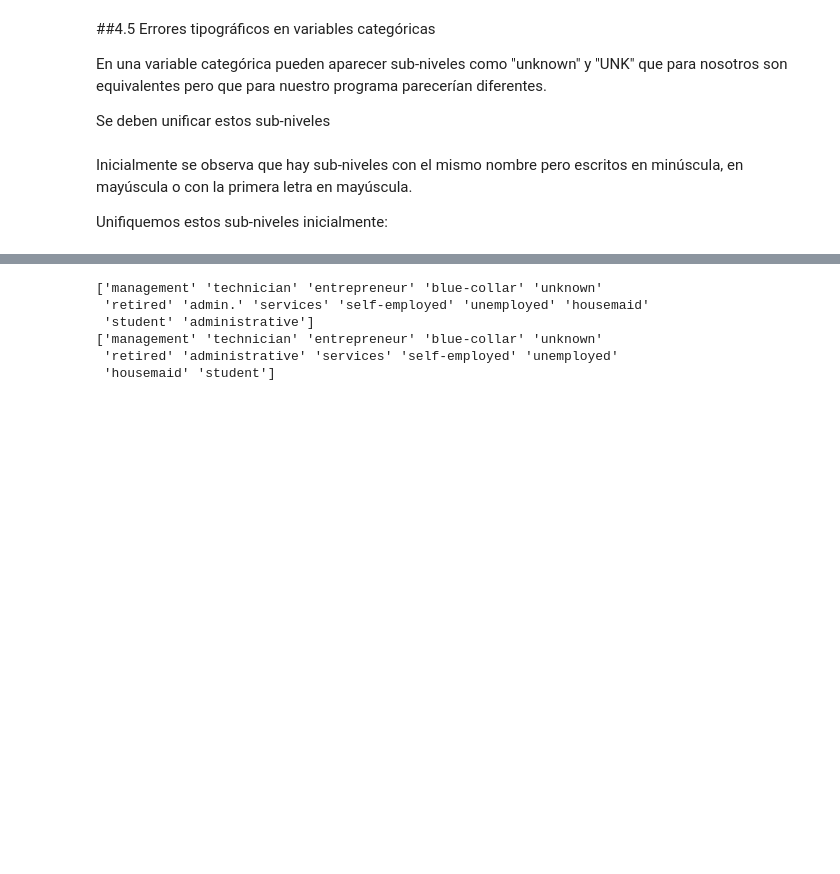
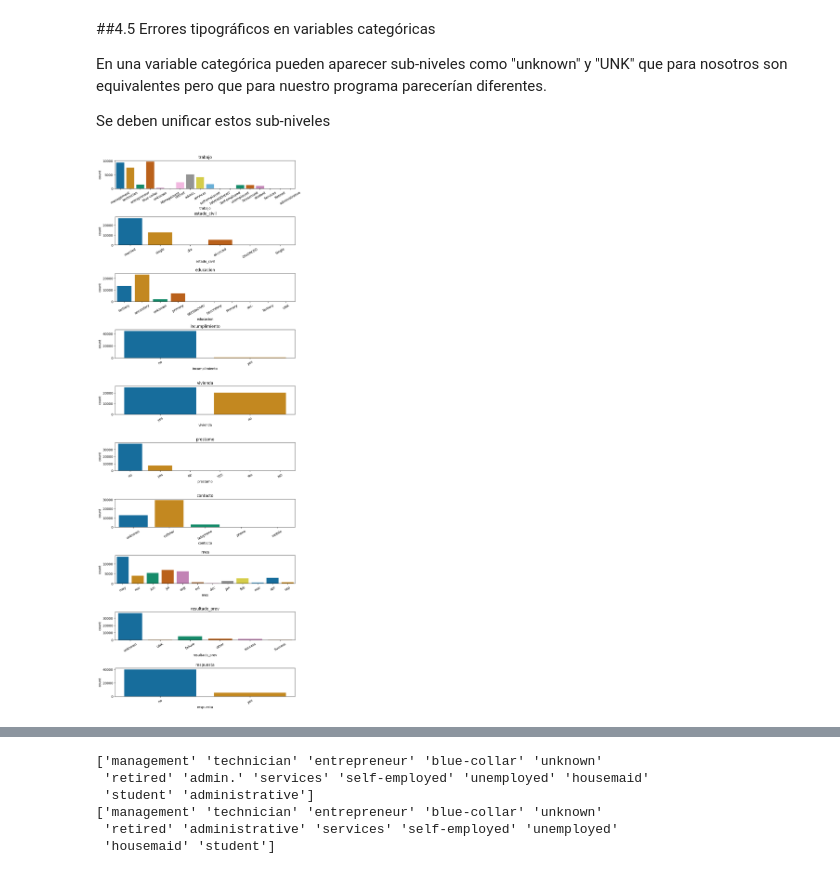
Before and after one commit to jhmendezr/TalentoTechJhMr, a Jupyter notebook: Laboratorio1_TalentoTech.ipynb, the cells around one changed output, grey strips where cells are left out. Cells and saved outputs as stored; diff of their text form; code cells hidden in the pictures; blank space fills up the shorter version.

```diff
--- a/Laboratorio1_TalentoTech.ipynb
+++ b/Laboratorio1_TalentoTech.ipynb
@@ -505,20 +499,17 @@ En una variable categórica pueden aparecer sub-niveles como "unknown" y "UNK" q
 Se deben unificar estos sub-niveles
 # %%
 # Graficar los subniveles de cada variable categórica
-cols_cat = ['trabajo', 'marital', 'education', 'default', 'housing',
-       'loan', 'contact', 'month', 'poutcome', 'y']
+cols_cat = ['trabajo', 'estado_civil', 'educacion', 'incumplimiento', 'vivienda', 'prestamo', 'contacto', 'mes', 'resultado_prev', 'respuesta']
 
 fig, ax = plt.subplots(nrows=10, ncols=1, figsize=(10,30))
 fig.subplots_adjust(hspace=1)
 
 for i, col in enumerate(cols_cat):
   sns.countplot(x=col, hue=col, data=data, ax=ax[i], palette= 'colorblind', legend=False)
   ax[i].set_title(col)
   ax[i].tick_params(axis='x', labelrotation=30)
+# %% [output]
+[figure, added]
-# %% [markdown]
-Inicialmente se observa que hay sub-niveles con el mismo nombre pero escritos en minúscula, en mayúscula o con la primera letra en mayúscula.
-
-Unifiquemos estos sub-niveles inicialmente:
 # %%
 for column in data.columns:
 #Representar en minúsculas sólo si la columna es categórica
```
Also changed, not shown: parts of 8 cells of this notebook.
